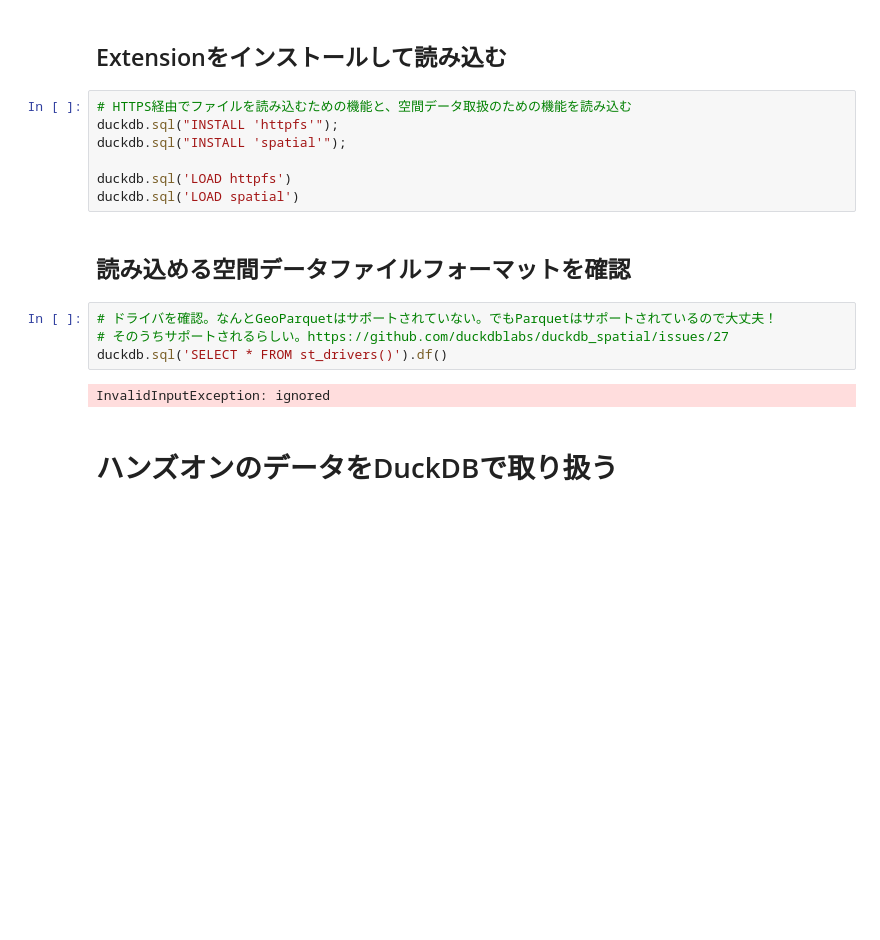
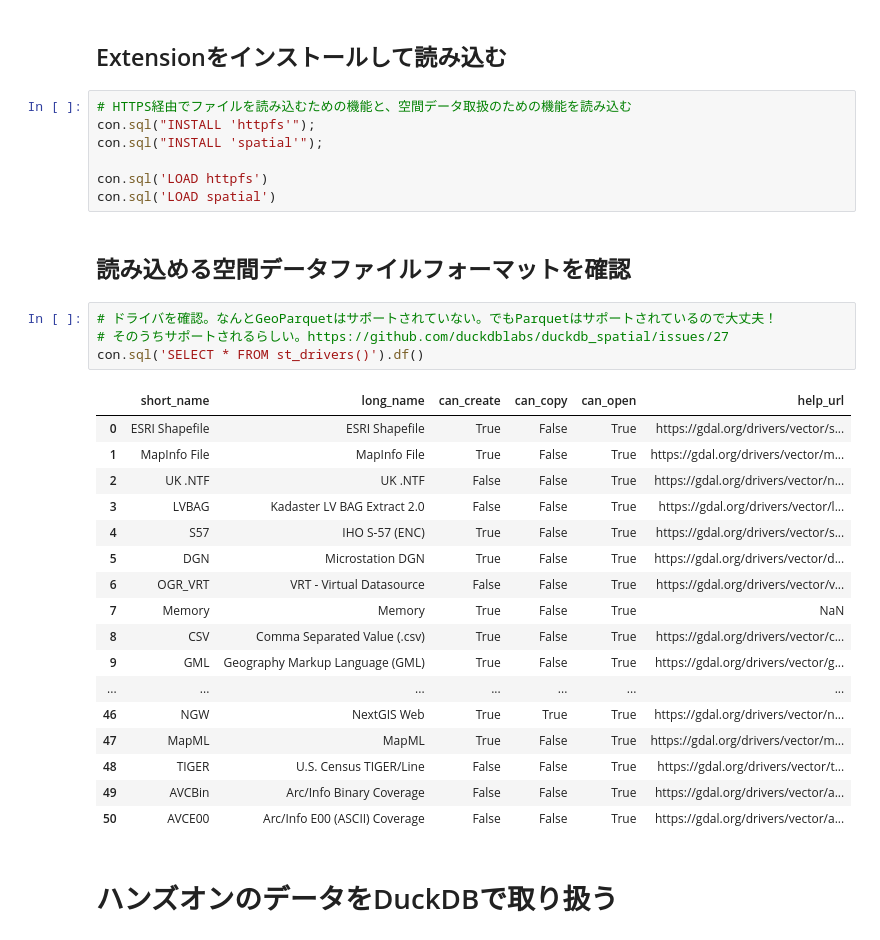
Before and after one commit to pacificspatial/flateau, a Jupyter notebook: notebook/sdsc_bootcamp_tokyo.ipynb, the cells around one changed output. Saved outputs shown, nothing was run; the diff lists cells and outputs as text; blank space fills up the shorter version.

```diff
--- a/notebook/sdsc_bootcamp_tokyo.ipynb
+++ b/notebook/sdsc_bootcamp_tokyo.ipynb
@@ -300,19 +281,35 @@ duckdb.sql('select * from duckdb_extensions()')
 ## Extensionをインストールして読み込む
 # %%
 # HTTPS経由でファイルを読み込むための機能と、空間データ取扱のための機能を読み込む
-duckdb.sql("INSTALL 'httpfs'");
-duckdb.sql("INSTALL 'spatial'");
+con.sql("INSTALL 'httpfs'");
+con.sql("INSTALL 'spatial'");
 
-duckdb.sql('LOAD httpfs')
-duckdb.sql('LOAD spatial')
+con.sql('LOAD httpfs')
+con.sql('LOAD spatial')
 # %% [markdown]
 ## 読み込める空間データファイルフォーマットを確認
 # %%
 # ドライバを確認。なんとGeoParquetはサポートされていない。でもParquetはサポートされているので大丈夫！
 # そのうちサポートされるらしい。https://github.com/duckdblabs/duckdb_spatial/issues/27
-duckdb.sql('SELECT * FROM st_drivers()').df()
+con.sql('SELECT * FROM st_drivers()').df()
 # %% [output]
-InvalidInputException: ignored
+|  | short_name | long_name | can_create | can_copy | can_open | help_url |
+| 0 | ESRI Shapefile | ESRI Shapefile | True | False | True | https://gdal.org/drivers/vector/s... |
+| 1 | MapInfo File | MapInfo File | True | False | True | https://gdal.org/drivers/vector/m... |
+| 2 | UK .NTF | UK .NTF | False | False | True | https://gdal.org/drivers/vector/n... |
+| 3 | LVBAG | Kadaster LV BAG Extract 2.0 | False | False | True | https://gdal.org/drivers/vector/l... |
+| 4 | S57 | IHO S-57 (ENC) | True | False | True | https://gdal.org/drivers/vector/s... |
+| 5 | DGN | Microstation DGN | True | False | True | https://gdal.org/drivers/vector/d... |
+| 6 | OGR_VRT | VRT - Virtual Datasource | False | False | True | https://gdal.org/drivers/vector/v... |
+| 7 | Memory | Memory | True | False | True | NaN |
+| 8 | CSV | Comma Separated Value (.csv) | True | False | True | https://gdal.org/drivers/vector/c... |
+| 9 | GML | Geography Markup Language (GML) | True | False | True | https://gdal.org/drivers/vector/g... |
+| ... | ... | ... | ... | ... | ... | ... |
+| 46 | NGW | NextGIS Web | True | True | True | https://gdal.org/drivers/vector/n... |
+| 47 | MapML | MapML | True | False | True | https://gdal.org/drivers/vector/m... |
+| 48 | TIGER | U.S. Census TIGER/Line | False | False | True | https://gdal.org/drivers/vector/t... |
+| 49 | AVCBin | Arc/Info Binary Coverage | False | False | True | https://gdal.org/drivers/vector/a... |
+| 50 | AVCE00 | Arc/Info E00 (ASCII) Coverage | False | False | True | https://gdal.org/drivers/vector/a... |
 # %% [markdown]
 # ハンズオンのデータをDuckDBで取り扱う
 # %% [markdown]
```
Also changed, not shown: parts of 45 cells of this notebook.
